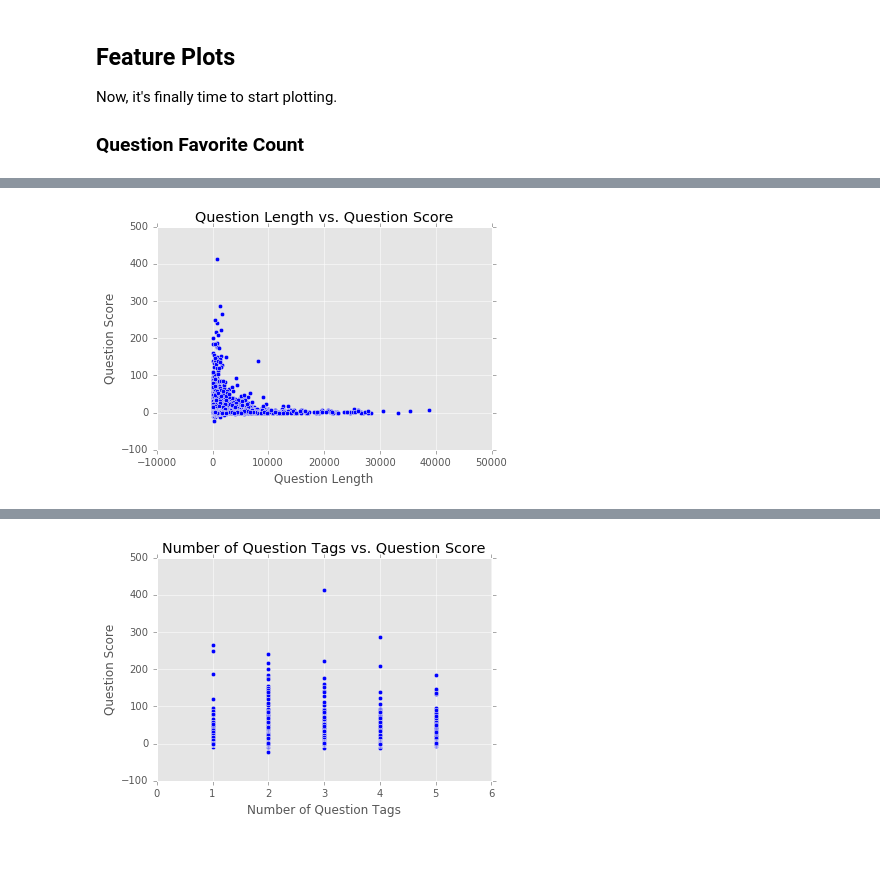
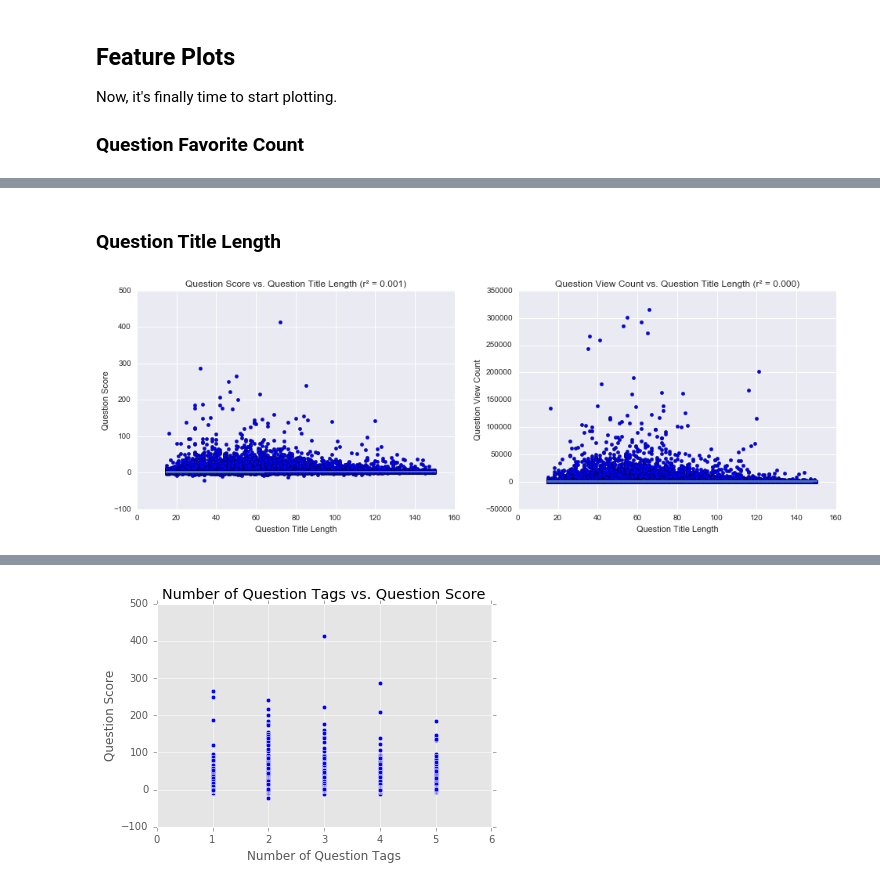
Before and after one commit to alexmfriedman/stack-exchange-analysis, a Jupyter notebook: Stack Overflow Analysis.ipynb, the cells around one changed output, grey strips where cells are left out. Saved outputs shown, nothing was run; the diff lists cells and outputs as text; code cells hidden in the pictures; blank space fills up the shorter version.

Commit message:
graph fixing

```diff
--- a/Stack Overflow Analysis.ipynb
+++ b/Stack Overflow Analysis.ipynb
@@ -406,11 +406,15 @@ ys_answers = [
     answer_scores
 ]
 
-y_labels_answers = [
-    'Answer Score',
-]
+ys = ys_questions + ys_answers
 
 y_labels_questions = [
     'Question Score',
     'Question View Count',
 ]
+
+y_labels_answers = [
+    'Answer Score',
+]
+
+y_labels = y_labels_questions + y_labels_answers
@@ -427,16 +455,14 @@ def plot_features(xs, ys, x_labels, y_labels):
         axis = fig.add_subplot(1, len(xs), i + 1)
         p = plt.scatter(x, y)
 
+        # plot a linear fit line
+        slope, intercept, r_value, p_value, std_err = stats.linregress(x, y)
+        line, = axis.plot(x, slope * np.array(x) + intercept, '-')
+
         # pretty it up
-        plt.title('%s vs. %s' %(y_label, x_label))
+        plt.title(u'%s vs. %s (r² = %.3f)' % (y_label, x_label, r_value ** 2))
         plt.xlabel(x_label)
         plt.ylabel(y_label)
-
-        # plot a linear fit line
-        slope, intercept, r_value, p_value, std_err = stats.linregress(x, y)
-        line, = axis.plot(x, slope * x + intercept, '-')
-        print(slope, intercept, r_value, p_value, std_err)
-        axis.annotate('r = %.2f' % r_value, xy=(2, 1), xytext=(3, 1.5))
     plt.show()
 # %% [markdown]
 ## Feature Plots
@@ -462,11 +509,16 @@ plot_features(
+# %% [markdown]
+### Question Title Length
 # %%
-question_lengths = c.execute('''SELECT LENGTH(Body)
-                         FROM posts
-                         WHERE PostTypeId = 1
-                         ORDER BY Id ASC''')
-
-question_lengths_arr = lengths.fetchall()
-
-plot_features(question_lengths_arr, question_scores_arr, 'Question Length', 'Question Score')
+question_title_lengths = query(c, '''
+                                    SELECT LENGTH(Title)
+                                    FROM posts
+                                    WHERE PostTypeId = 1
+                                    ORDER BY Id''')
+plot_features(
+    [question_title_lengths] * 2,
+    ys_questions,
+    ['Question Title Length'] * 2,
+    y_labels_questions
+)
 # %% [output]
-[figure, old version]
+[figure, new version]
```
Also changed, not shown: parts of 8 cells of this notebook.
